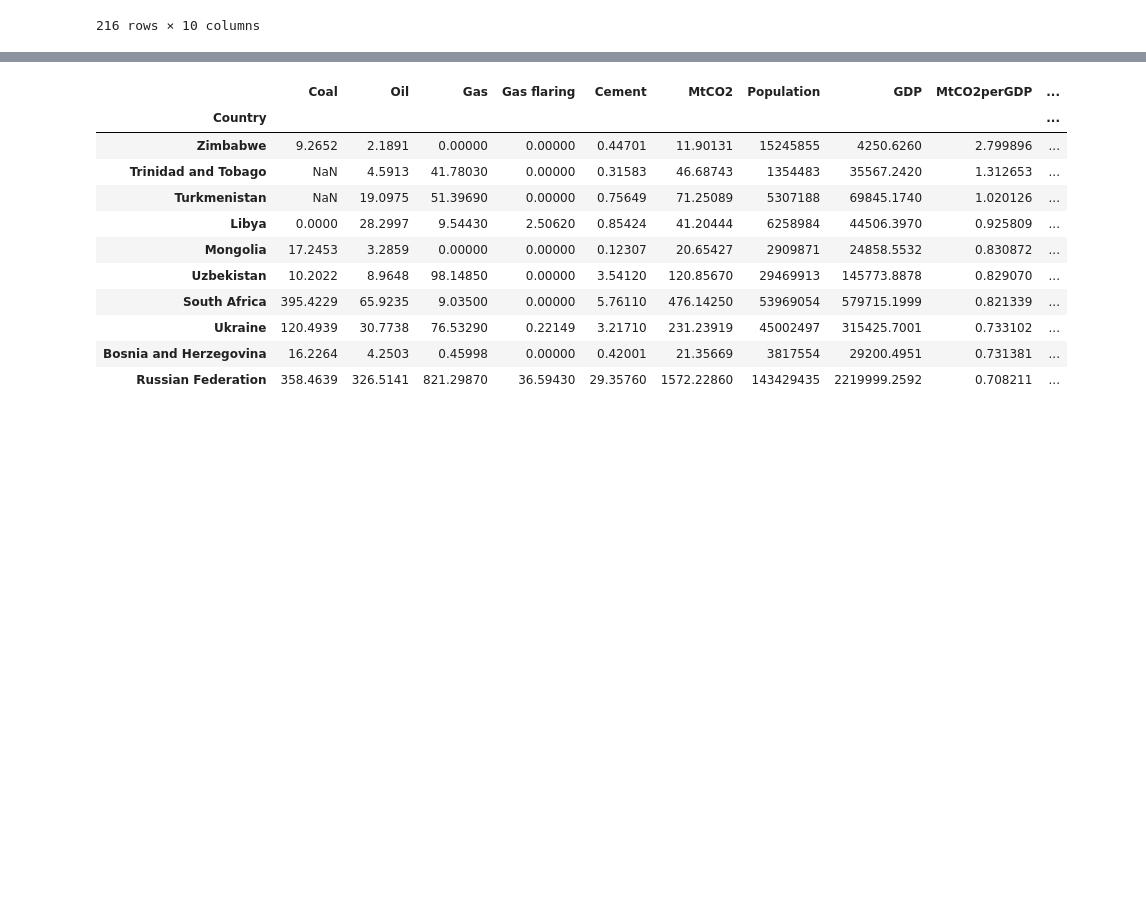
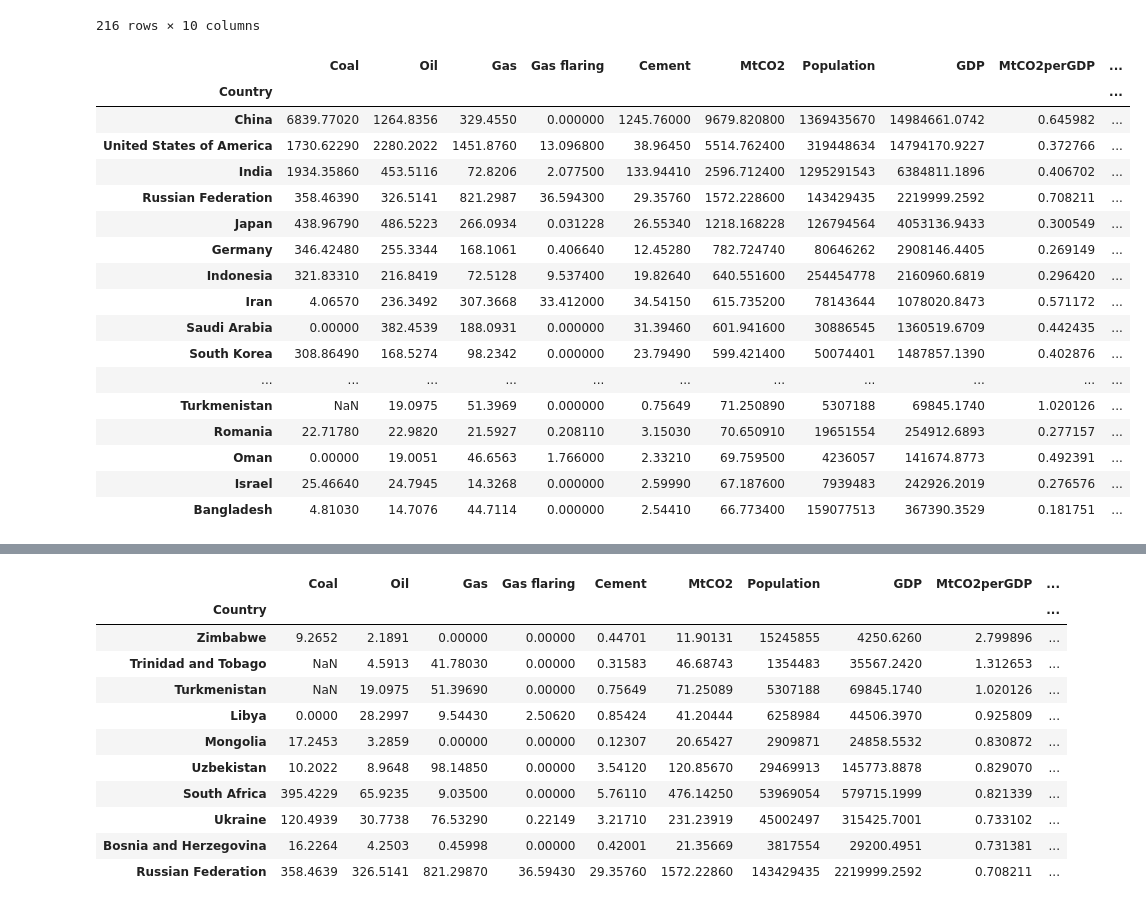
Before and after one commit to KatiRG/CO2Sankey, a Jupyter notebook: Build_countriesonly_stackedbar.ipynb, the cells around one changed output, grey strips where cells are left out. Saved outputs shown, nothing was run; the diff lists cells and outputs as text; code cells hidden in the pictures; blank space fills up the shorter version.

```diff
--- a/Build_countriesonly_stackedbar.ipynb
+++ b/Build_countriesonly_stackedbar.ipynb
@@ -188,3 +188,24 @@ df_statsT
 df_statsT_MtCO2_top50 = df_statsT.sort_values(by='MtCO2', ascending=False).head(50)
 df_statsT_GDP_top50 = df_statsT.sort_values(by='MtCO2perGDP', ascending=False).head(50)
 df_statsT_Pop_top50 = df_statsT.sort_values(by='MtCO2perPop', ascending=False).head(50)
+# %%
+df_statsT_MtCO2_top50
+# %% [output]
+|  | Coal | Oil | Gas | Gas flaring | Cement | MtCO2 | Population | GDP | MtCO2perGDP | ... |
+| Country |  |  |  |  |  |  |  |  |  | ... |
+| China | 6839.77020 | 1264.8356 | 329.4550 | 0.000000 | 1245.76000 | 9679.820800 | 1369435670 | 14984661.0742 | 0.645982 | ... |
+| United States of America | 1730.62290 | 2280.2022 | 1451.8760 | 13.096800 | 38.96450 | 5514.762400 | 319448634 | 14794170.9227 | 0.372766 | ... |
+| India | 1934.35860 | 453.5116 | 72.8206 | 2.077500 | 133.94410 | 2596.712400 | 1295291543 | 6384811.1896 | 0.406702 | ... |
+| Russian Federation | 358.46390 | 326.5141 | 821.2987 | 36.594300 | 29.35760 | 1572.228600 | 143429435 | 2219999.2592 | 0.708211 | ... |
+| Japan | 438.96790 | 486.5223 | 266.0934 | 0.031228 | 26.55340 | 1218.168228 | 126794564 | 4053136.9433 | 0.300549 | ... |
+| Germany | 346.42480 | 255.3344 | 168.1061 | 0.406640 | 12.45280 | 782.724740 | 80646262 | 2908146.4405 | 0.269149 | ... |
+| Indonesia | 321.83310 | 216.8419 | 72.5128 | 9.537400 | 19.82640 | 640.551600 | 254454778 | 2160960.6819 | 0.296420 | ... |
+| Iran | 4.06570 | 236.3492 | 307.3668 | 33.412000 | 34.54150 | 615.735200 | 78143644 | 1078020.8473 | 0.571172 | ... |
+| Saudi Arabia | 0.00000 | 382.4539 | 188.0931 | 0.000000 | 31.39460 | 601.941600 | 30886545 | 1360519.6709 | 0.442435 | ... |
+| South Korea | 308.86490 | 168.5274 | 98.2342 | 0.000000 | 23.79490 | 599.421400 | 50074401 | 1487857.1390 | 0.402876 | ... |
+| ... | ... | ... | ... | ... | ... | ... | ... | ... | ... | ... |
+| Turkmenistan | NaN | 19.0975 | 51.3969 | 0.000000 | 0.75649 | 71.250890 | 5307188 | 69845.1740 | 1.020126 | ... |
+| Romania | 22.71780 | 22.9820 | 21.5927 | 0.208110 | 3.15030 | 70.650910 | 19651554 | 254912.6893 | 0.277157 | ... |
+| Oman | 0.00000 | 19.0051 | 46.6563 | 1.766000 | 2.33210 | 69.759500 | 4236057 | 141674.8773 | 0.492391 | ... |
+| Israel | 25.46640 | 24.7945 | 14.3268 | 0.000000 | 2.59990 | 67.187600 | 7939483 | 242926.2019 | 0.276576 | ... |
+| Bangladesh | 4.81030 | 14.7076 | 44.7114 | 0.000000 | 2.54410 | 66.773400 | 159077513 | 367390.3529 | 0.181751 | ... |
```
Also changed, not shown: parts of 2 cells of this notebook, 7 other files.
